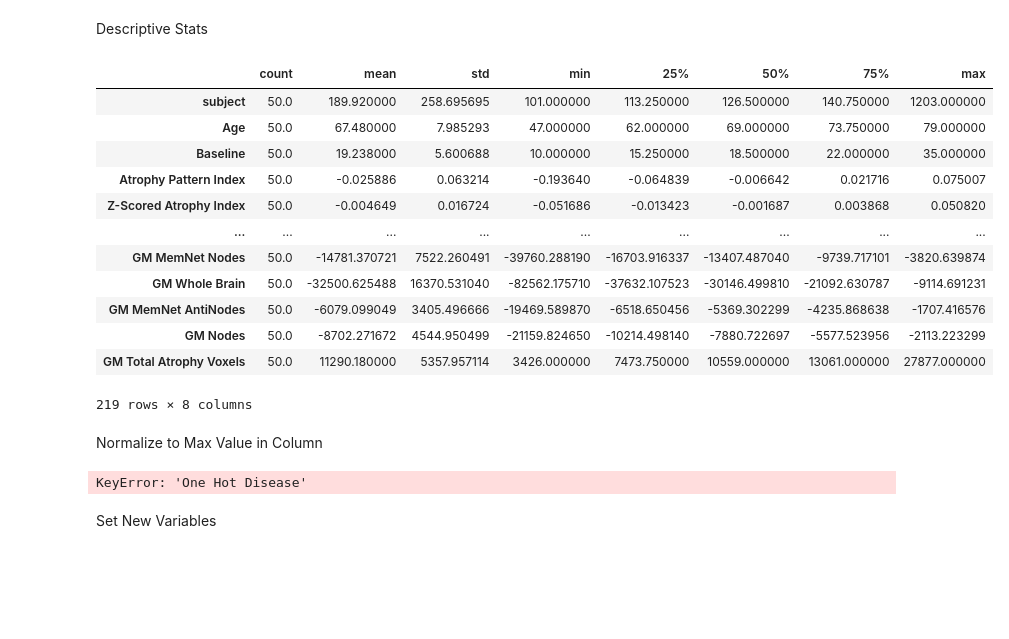
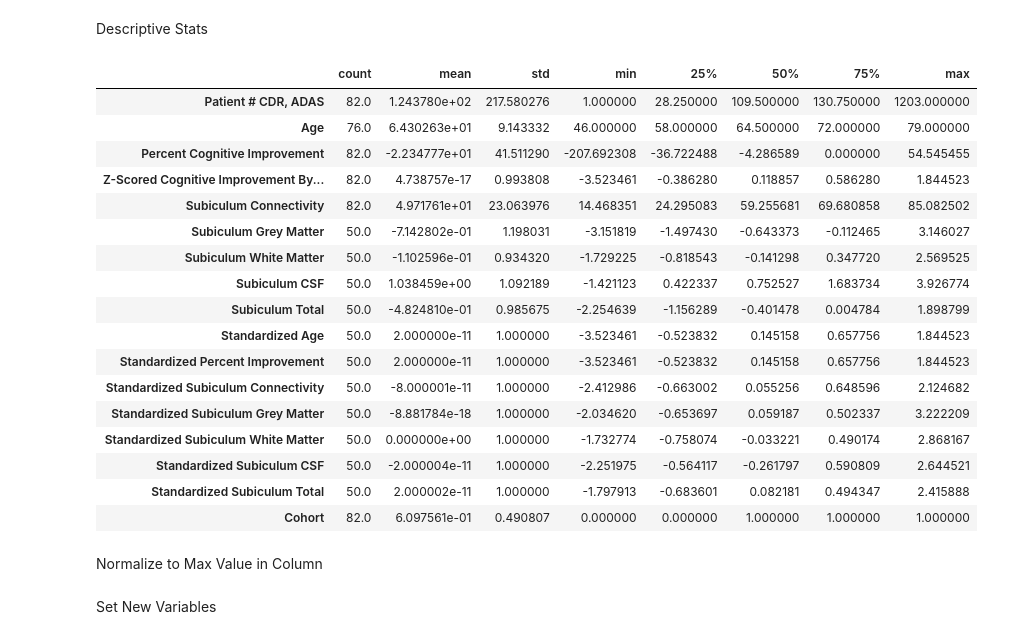
Before and after one commit to Calvinwhow/Research, a Jupyter notebook: nimlab/calvin_utils/notebooks/statistical_notebooks/generic_spreadsheet_functions.ipynb, the cells around one changed output. Drawn from its saved outputs; the diff is of its cells as text; code cells hidden in the pictures; blank space fills up the shorter version.

```diff
--- a/nimlab/calvin_utils/notebooks/statistical_notebooks/generic_spreadsheet_functions.ipynb
+++ b/nimlab/calvin_utils/notebooks/statistical_notebooks/generic_spreadsheet_functions.ipynb
@@ -1,15 +3,11 @@
+# %%
+# Gather the CSV
+spreadsheet_dir = '/Users/cu135/Library/CloudStorage/OneDrive-Personal/OneDrive_Documents/Work/KiTH_Solutions/Research/Clinical Trial/study_metadata/all_performances.xlsx'
+out_dir = '/Users/cu135/Library/CloudStorage/OneDrive-Personal/OneDrive_Documents/Work/KiTH_Solutions/Research/Clinical Trial/analyses'
 # %%
 import pandas as pd
 import os
 import numpy as np
-
-# Gather the CSV
-spreadsheet_dir = '/Users/cu135/Dropbox (Partners HealthCare)/resources/datasets/BIDS_AD_DBS_FORNIX/clinical_analyses/ses-01/sub-all/all_ad_data/all_metadata_spreadsheet.csv'
-
-#----------------------------------------------------------------Don't touch--------------------------------------------------------
-# out_dir = spreadsheet_dir.split('.')[0] + '_analysis'
-out_dir = '/Users/cu135/Dropbox (Partners HealthCare)/resources/datasets/BIDS_AD_DBS_FORNIX/clinical_analyses/ses-01/sub-all/all_ad_data/scatterplot_analysis'
-
 if os.path.exists(out_dir) != True:
     os.makedirs(out_dir)
     print('Made directory', out_dir)
@@ -21,8 +19,8 @@ if os.path.exists(out_dir) != True:
 sheet_name = 'study_results'
 
 if os.path.basename(spreadsheet_dir).split('.')[1] == 'csv':
-    df_1 = pd.read_csv(spreadsheet_dir)
+    data_df = pd.read_csv(spreadsheet_dir)
 else:
-    df_1 = pd.read_excel(spreadsheet_dir, sheet_name=sheet_name)
-display(df_1)
+    data_df = pd.read_excel(spreadsheet_dir, sheet_name=sheet_name)
+display(data_df)
 # %% [output]
@@ -61,6 +61,6 @@ if col_to_stop_at is not None:
 else:
     col_to_stop_at = pd.IndexSlice[:]
 
-df_1 = df_1.loc[row_to_stop_at, col_to_stop_at].copy()
-df_1
+data_df = data_df.loc[row_to_stop_at, col_to_stop_at].copy()
+data_df
 # %% [output]
@@ -120,39 +119,42 @@ Remove Dataframe Rows by Value in a Given Column
 # %% [markdown]
 Descriptive Stats
 # %%
-descriptive_stats = df_1.describe().transpose()
+descriptive_stats = data_df.describe().transpose()
 descriptive_stats
 # %% [output]
 |  | count | mean | std | min | 25% | 50% | 75% | max |
-| subject | 50.0 | 189.920000 | 258.695695 | 101.000000 | 113.250000 | 126.500000 | 140.750000 | 1203.000000 |
-| Age | 50.0 | 67.480000 | 7.985293 | 47.000000 | 62.000000 | 69.000000 | 73.750000 | 79.000000 |
-| Baseline | 50.0 | 19.238000 | 5.600688 | 10.000000 | 15.250000 | 18.500000 | 22.000000 | 35.000000 |
-| Atrophy Pattern Index | 50.0 | -0.025886 | 0.063214 | -0.193640 | -0.064839 | -0.006642 | 0.021716 | 0.075007 |
-| Z-Scored Atrophy Index | 50.0 | -0.004649 | 0.016724 | -0.051686 | -0.013423 | -0.001687 | 0.003868 | 0.050820 |
-| ... | ... | ... | ... | ... | ... | ... | ... | ... |
-| GM MemNet Nodes | 50.0 | -14781.370721 | 7522.260491 | -39760.288190 | -16703.916337 | -13407.487040 | -9739.717101 | -3820.639874 |
-| GM Whole Brain | 50.0 | -32500.625488 | 16370.531040 | -82562.175710 | -37632.107523 | -30146.499810 | -21092.630787 | -9114.691231 |
-| GM MemNet AntiNodes | 50.0 | -6079.099049 | 3405.496666 | -19469.589870 | -6518.650456 | -5369.302299 | -4235.868638 | -1707.416576 |
-| GM Nodes | 50.0 | -8702.271672 | 4544.950499 | -21159.824650 | -10214.498140 | -7880.722697 | -5577.523956 | -2113.223299 |
-| GM Total Atrophy Voxels | 50.0 | 11290.180000 | 5357.957114 | 3426.000000 | 7473.750000 | 10559.000000 | 13061.000000 | 27877.000000 |
+| Patient # CDR, ADAS | 82.0 | 1.243780e+02 | 217.580276 | 1.000000 | 28.250000 | 109.500000 | 130.750000 | 1203.000000 |
+| Age | 76.0 | 6.430263e+01 | 9.143332 | 46.000000 | 58.000000 | 64.500000 | 72.000000 | 79.000000 |
+| Percent Cognitive Improvement | 82.0 | -2.234777e+01 | 41.511290 | -207.692308 | -36.722488 | -4.286589 | 0.000000 | 54.545455 |
+| Z-Scored Cognitive Improvement By... | 82.0 | 4.738757e-17 | 0.993808 | -3.523461 | -0.386280 | 0.118857 | 0.586280 | 1.844523 |
+| Subiculum Connectivity | 82.0 | 4.971761e+01 | 23.063976 | 14.468351 | 24.295083 | 59.255681 | 69.680858 | 85.082502 |
+| Subiculum Grey Matter | 50.0 | -7.142802e-01 | 1.198031 | -3.151819 | -1.497430 | -0.643373 | -0.112465 | 3.146027 |
+| Subiculum White Matter | 50.0 | -1.102596e-01 | 0.934320 | -1.729225 | -0.818543 | -0.141298 | 0.347720 | 2.569525 |
+| Subiculum CSF | 50.0 | 1.038459e+00 | 1.092189 | -1.421123 | 0.422337 | 0.752527 | 1.683734 | 3.926774 |
+| Subiculum Total | 50.0 | -4.824810e-01 | 0.985675 | -2.254639 | -1.156289 | -0.401478 | 0.004784 | 1.898799 |
+| Standardized Age | 50.0 | 2.000000e-11 | 1.000000 | -3.523461 | -0.523832 | 0.145158 | 0.657756 | 1.844523 |
+| Standardized Percent Improvement | 50.0 | 2.000000e-11 | 1.000000 | -3.523461 | -0.523832 | 0.145158 | 0.657756 | 1.844523 |
+| Standardized Subiculum Connectivity | 50.0 | -8.000001e-11 | 1.000000 | -2.412986 | -0.663002 | 0.055256 | 0.648596 | 2.124682 |
+| Standardized Subiculum Grey Matter | 50.0 | -8.881784e-18 | 1.000000 | -2.034620 | -0.653697 | 0.059187 | 0.502337 | 3.222209 |
+| Standardized Subiculum White Matter | 50.0 | 0.000000e+00 | 1.000000 | -1.732774 | -0.758074 | -0.033221 | 0.490174 | 2.868167 |
+| Standardized Subiculum CSF | 50.0 | -2.000004e-11 | 1.000000 | -2.251975 | -0.564117 | -0.261797 | 0.590809 | 2.644521 |
+| Standardized Subiculum Total | 50.0 | 2.000002e-11 | 1.000000 | -1.797913 | -0.683601 | 0.082181 | 0.494347 | 2.415888 |
+| Cohort | 82.0 | 6.097561e-01 | 0.490807 | 0.000000 | 0.000000 | 1.000000 | 1.000000 | 1.000000 |
-219 rows × 8 columns
 # %% [markdown]
 Normalize to Max Value in Column
 # %%
-dz = df_1.pop('One Hot Disease'
-)
-age = df_1.pop('Age'
-)
-for col in df_1.columns.to_list():
-    try:
-        df_1[col] = (df_1[col])/(df_1[col].max())
-    except:
-        print(f'Cannot normalize {col}')
-df_1['Age'] = age
-df_1['One Hot Disease'] = dz
-df_1
+# dz = data_df.pop('One Hot Disease'
+# )
+# age = data_df.pop('Age'
+# )
+# for col in data_df.columns.to_list():
+#     try:
+#         df_1[col] = (data_df[col])/(data_df[col].max())
+#     except:
+#         print(f'Cannot normalize {col}')
+# data_df['Age'] = age
+# data_df['One Hot Disease'] = dz
+# data_df
-# %% [output]
-KeyError: 'One Hot Disease'
 # %% [markdown]
 Set New Variables
 # %%
```
Also changed, not shown: parts of 58 cells of this notebook, 13 other files.
